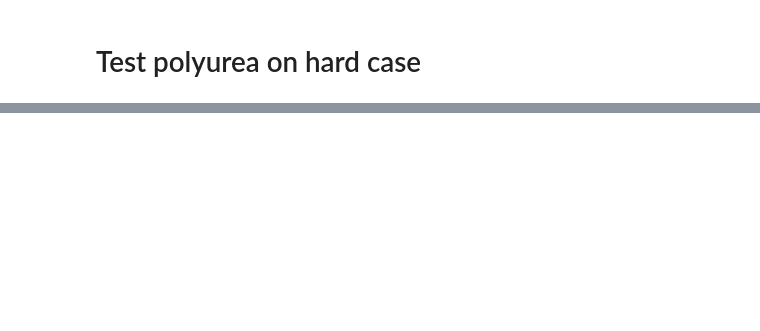
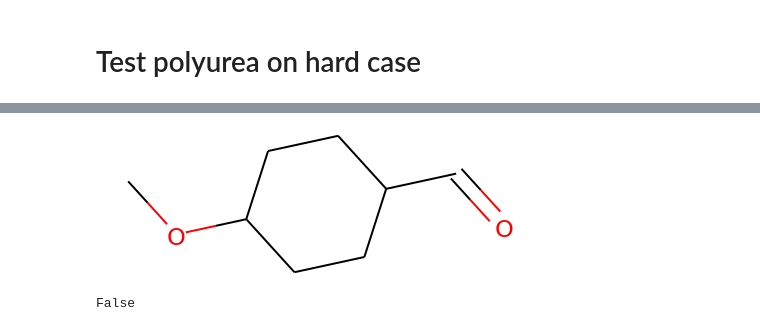
Before and after one commit to rishigurnani/hMOFs-Snurr, a Jupyter notebook: fall20_mse_8803_2.ipynb, the cells around one changed output, grey strips where cells are left out. Saved outputs shown, nothing was run; the diff lists cells and outputs as text; code cells hidden in the pictures; blank space fills up the shorter version.

```diff
--- a/fall20_mse_8803_2.ipynb
+++ b/fall20_mse_8803_2.ipynb
@@ -1513,0 +1017,9 @@ polymer_linkage
+# %%
+mol2 = Chem.MolFromSmiles('COC1CCC(C=O)CC1')
+mol2
+# %% [output]
+[figure, added]
+# %%
+mol2.HasSubstructMatch(polymer_linkage) #should be false
+# %% [output]
+False
```
Also changed, not shown: parts of 233 cells of this notebook, 1 other file.
